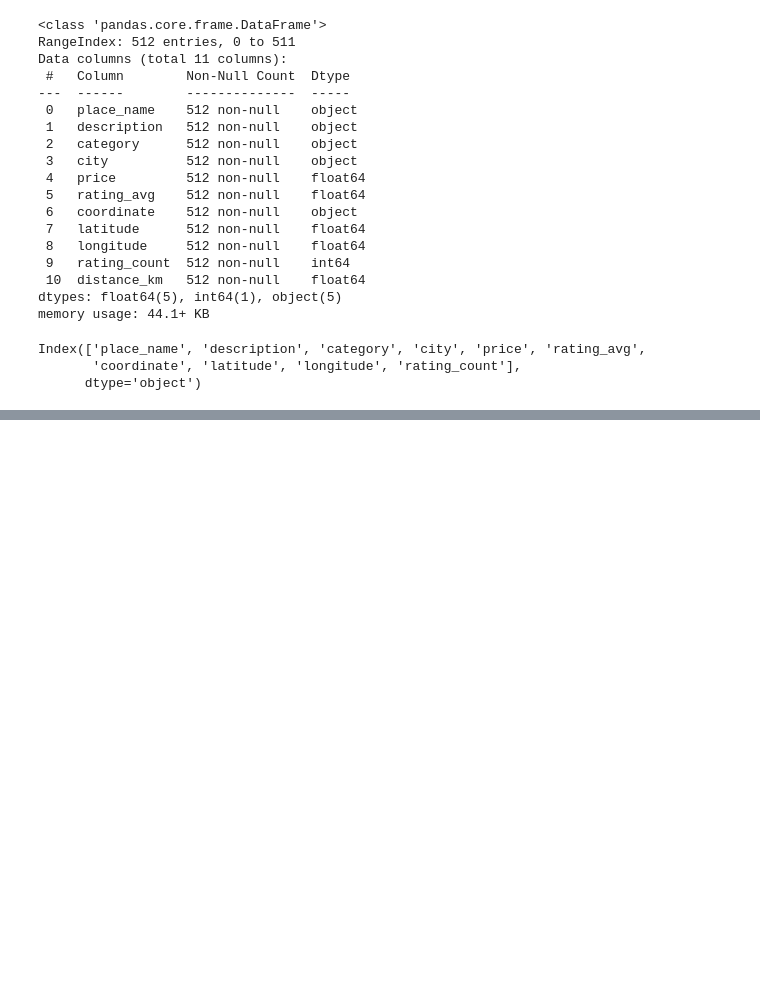
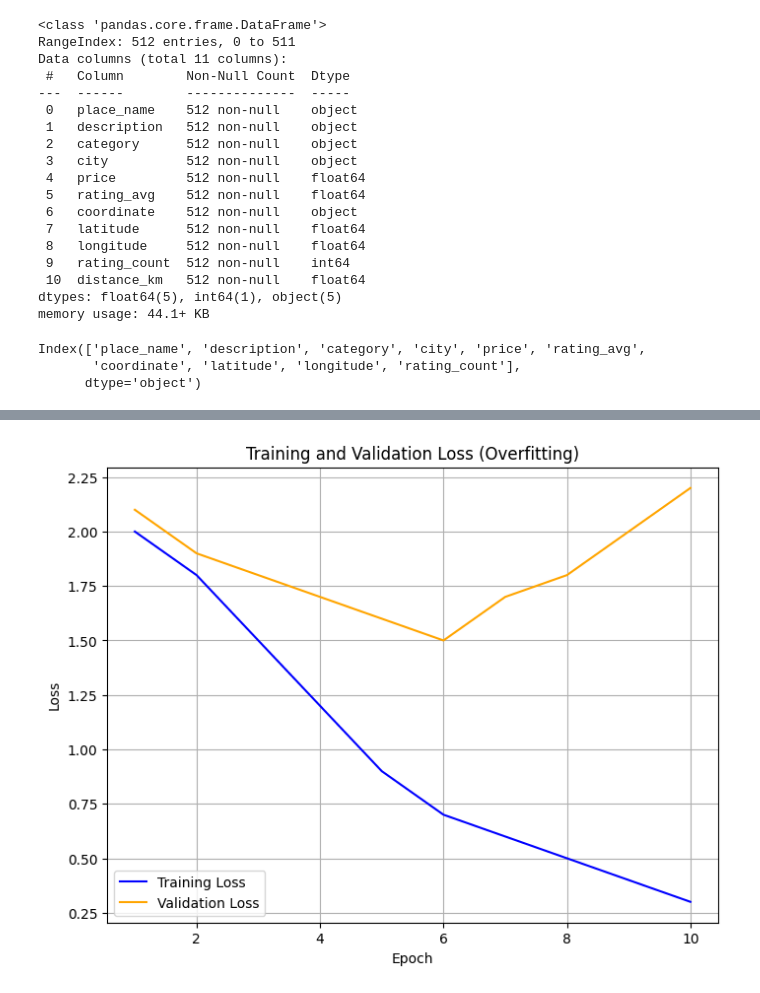
Before and after one commit to DestinAsyik/ML, a Jupyter notebook: forDB.ipynb, the cells around one changed output, grey strips where cells are left out. Saved outputs shown, nothing was run; the diff lists cells and outputs as text; code cells hidden in the pictures; blank space fills up the shorter version.

```diff
--- a/forDB.ipynb
+++ b/forDB.ipynb
@@ -50,0 +113,17 @@ db.shape
+# %%
+# Simulate a model that overfits
+train_loss = [2.0, 1.8, 1.5, 1.2, 0.9, 0.7, 0.6, 0.5, 0.4, 0.3]
+val_loss = [2.1, 1.9, 1.8, 1.7, 1.6, 1.5, 1.7, 1.8, 2.0, 2.2]
+
+# Plot the losses
+plt.figure(figsize=(8, 6))
+plt.plot(epochs, train_loss, label="Training Loss", color='blue')
+plt.plot(epochs, val_loss, label="Validation Loss", color='orange')
+plt.title("Training and Validation Loss (Overfitting)")
+plt.xlabel("Epoch")
+plt.ylabel("Loss")
+plt.legend()
+plt.grid(True)
+plt.show()
+# %% [output]
+[figure, added]
```
Also changed, not shown: parts of 7 cells of this notebook, 6 other files.
